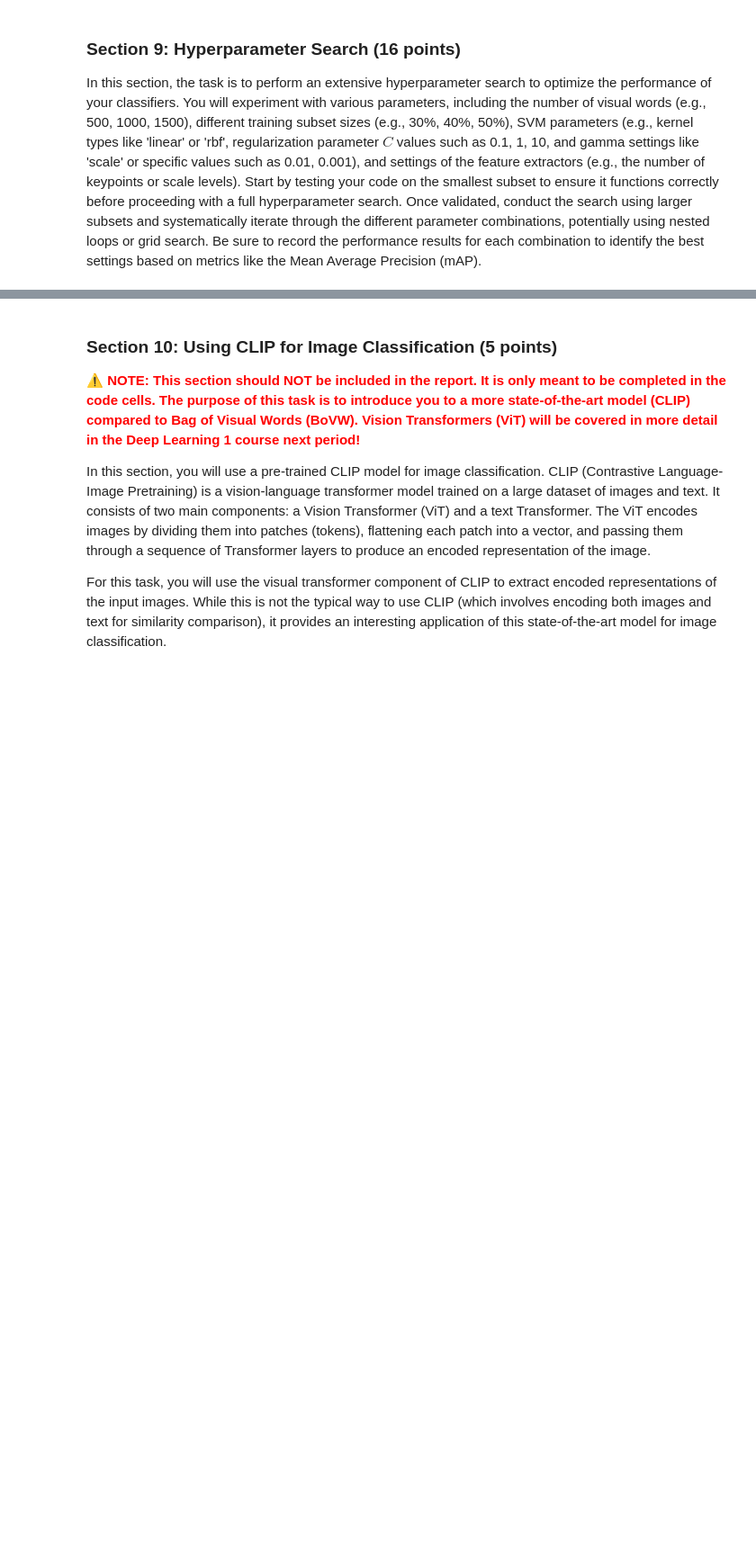
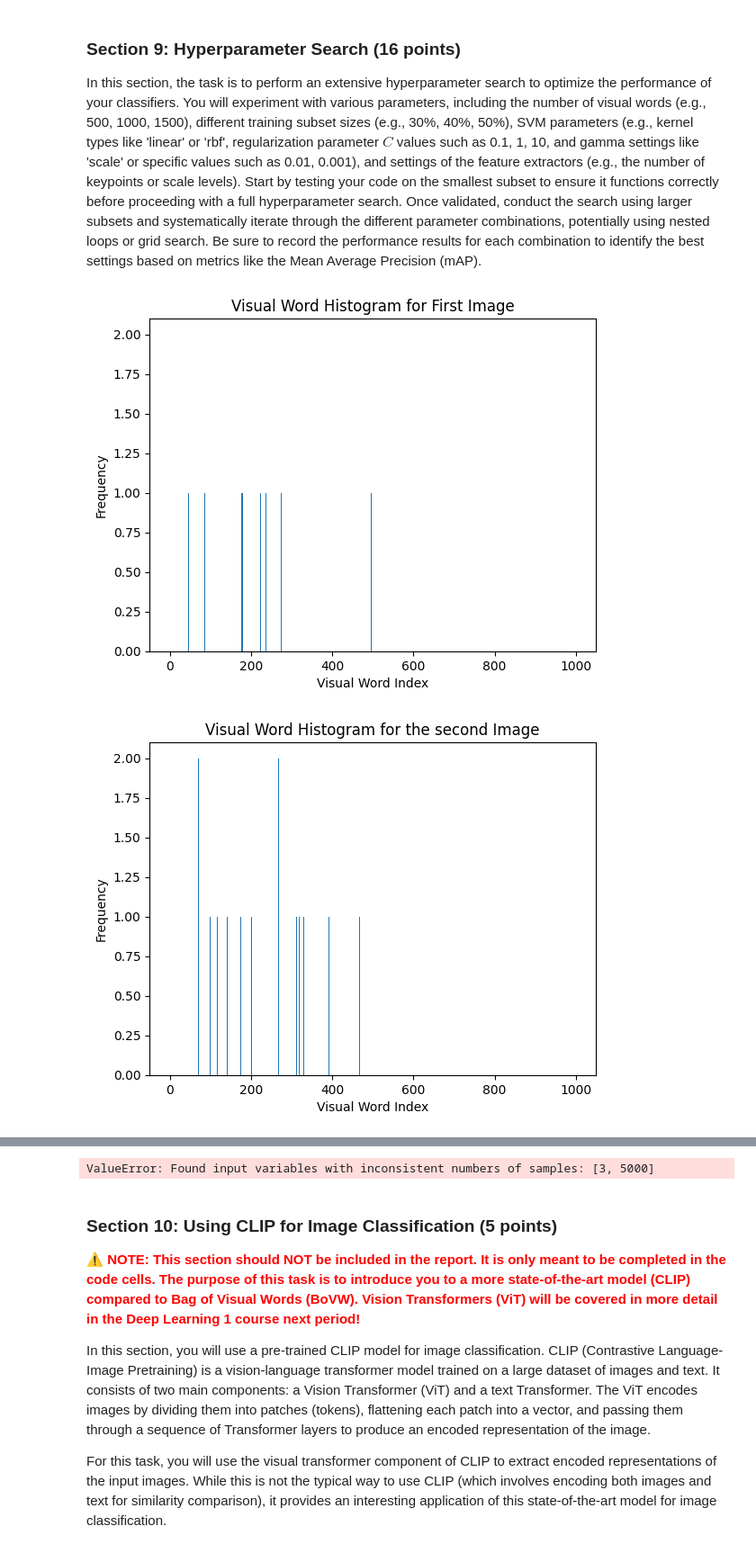
Before and after one commit to zzgsdddz/cv1_lab1, a Jupyter notebook: cv1-final-lab-part-1-main/cv1-final-lab-part-1.ipynb, the cells around one changed output, grey strips where cells are left out. Shown at 90% size. Saved outputs shown, nothing was run; the diff lists cells and outputs as text; code cells hidden in the pictures; blank space fills up the shorter version.

```diff
--- a/cv1-final-lab-part-1-main/cv1-final-lab-part-1.ipynb
+++ b/cv1-final-lab-part-1-main/cv1-final-lab-part-1.ipynb
@@ -691,12 +683,37 @@ Image index: 126, True label: 3, Confidence score: 9.802985201157517
 ### **Section 9: Hyperparameter Search (16 points)**
 
 In this section, the task is to perform an extensive hyperparameter search to optimize the performance of your classifiers. You will experiment with various parameters, including the number of visual words (e.g., 500, 1000, 1500), different training subset sizes (e.g., 30%, 40%, 50%), SVM parameters (e.g., kernel types like 'linear' or 'rbf', regularization parameter $C$ values such as 0.1, 1, 10, and gamma settings like 'scale' or specific values such as 0.01, 0.001), and settings of the feature extractors (e.g., the number of keypoints or scale levels). Start by testing your code on the smallest subset to ensure it functions correctly before proceeding with a full hyperparameter search. Once validated, conduct the search using larger subsets and systematically iterate through the different parameter combinations, potentially using nested loops or grid search. Be sure to record the performance results for each combination to identify the best settings based on metrics like the Mean Average Precision (mAP).
+# %%
+def visualize_words(descriptors_list,num_clusters=1000):
+    if len(descriptors_list) > 0:
+        descriptors = np.vstack(descriptors_list)
+        kmeans = faiss.Kmeans(d=descriptors.shape[1], k=num_clusters, niter=20, verbose=True)
+        kmeans.train(descriptors)
+        visual_words = kmeans.centroids
+    return descriptors, visual_words
+def encode_features(descriptors, images,visual_words):
+    index = faiss.IndexFlatL2(visual_words.shape[1])
+    index.add(visual_words)
+    def assign_visual_words_faiss(descriptors):
+        distances, indices = index.search(descriptors, 1)
+        return indices.flatten()
+    def create_histogram(descriptors, num_clusters):
+        word_indices = assign_visual_words_faiss(descriptors)
+        histogram, _ = np.histogram(word_indices, bins=np.arange(num_clusters + 1), density=False)
+        return histogram
+    image_histograms = []
+    for i,image in enumerate(images):
+        if descriptors is not None:
+            histogram = create_histogram(descriptors[i], num_clusters)
+            image_histograms.append(histogram)
+    image_histograms = np.array(image_histograms)
+    return image_histograms, visual_words
 # %%
 # YOUR CODE HERE
 # number of visual words
 nvw = np.array([500,1000,1500])
 #training subset size
-train_batch_size = [0.3, 0.4, 0.5]
+train_batch_size = [3, 4, 5]
 
 
 # # SVM kernel types
@@ -722,30 +739,33 @@ for n in range(len(nvw)):
     image_histograms_sift,visual_words_sift=encode_features(descriptors_list_sift,train_images1,visual_words_sift)
     image_histograms_fast,visual_words_fast=encode_features(descriptors_list_fast,train_images1,visual_words_fast)
     train2_histograms_sift = encode_train2_images(train_images2, visual_words_sift,"sift")
     train2_histograms_fast = encode_train2_images(train_images2, visual_words_fast,"fast")
     train2_histograms_sift = encode_train2_images(train_images2, visual_words_sift,"sift")
     train2_histograms_fast = encode_train2_images(train_images2, visual_words_fast,"fast")
     # loop through training subset size
     for j in range(len(train_batch_size)):
         # Create data loaders for the filtered datasets
         train_data_loader = DataLoader(filtered_train_set, batch_size=train_batch_size[j], shuffle=False)
         # Extract all training data and remapped labels
         train_images, _ = next(iter(train_data_loader))
         train_labels = torch.tensor(train_mapped_labels)
         train_images_50, train_images_50_2, train_labels_50, train_labels_50_2 = train_test_split(train_images, train_labels, test_size=0.5, random_state=42)
         # classification on different classes
         for i in range(5):
             ovr_classifiers_sift[i] = OneVsRestClassifier(LinearSVC(random_state=42))
             ovr_classifiers_sift[i].fit(train2_histograms_sift, train_labels_50_2 == i)
             ovr_classifiers_fast[i] = OneVsRestClassifier(LinearSVC(random_state=42))
             ovr_classifiers_fast[i].fit(train2_histograms_sift, train_labels_50_2 == i)
         # evaluate on mAP for all classes
         mAP_sift[j,n] = compute_mAP(test_histograms_sift, test_labels, ovr_classifiers_sift)
         mAP_fast[j,n] = compute_mAP(test_histograms_fast, test_labels, ovr_classifiers_fast)
         if mAP_sift>best_sift:
             best_sift = mAP_sift
             best_idx =(j,n)
         if mAP_fast>best_fast:
             best_fast = mAP_fast
             bestf_idx = (j,n)
 print('the parameter set with highest score for sift is', best_sift ,'  with', nvw[best_idx[0]], 'number of visual words' , train_batch_size[bestf_idx[0]], 'training batch size')
+# %% [output]
+[figure, added]
+[figure, added]
@@ -752,3 +774,4 @@ print('the parameter set with highest score for sift is', best_sift ,'  with', n
+ValueError: Found input variables with inconsistent numbers of samples: [3, 5000]
 # %% [markdown]
 <a id="section-10"></a>
 ### **Section 10: Using CLIP for Image Classification (5 points)**
```
Also changed, not shown: parts of 10 cells of this notebook.
